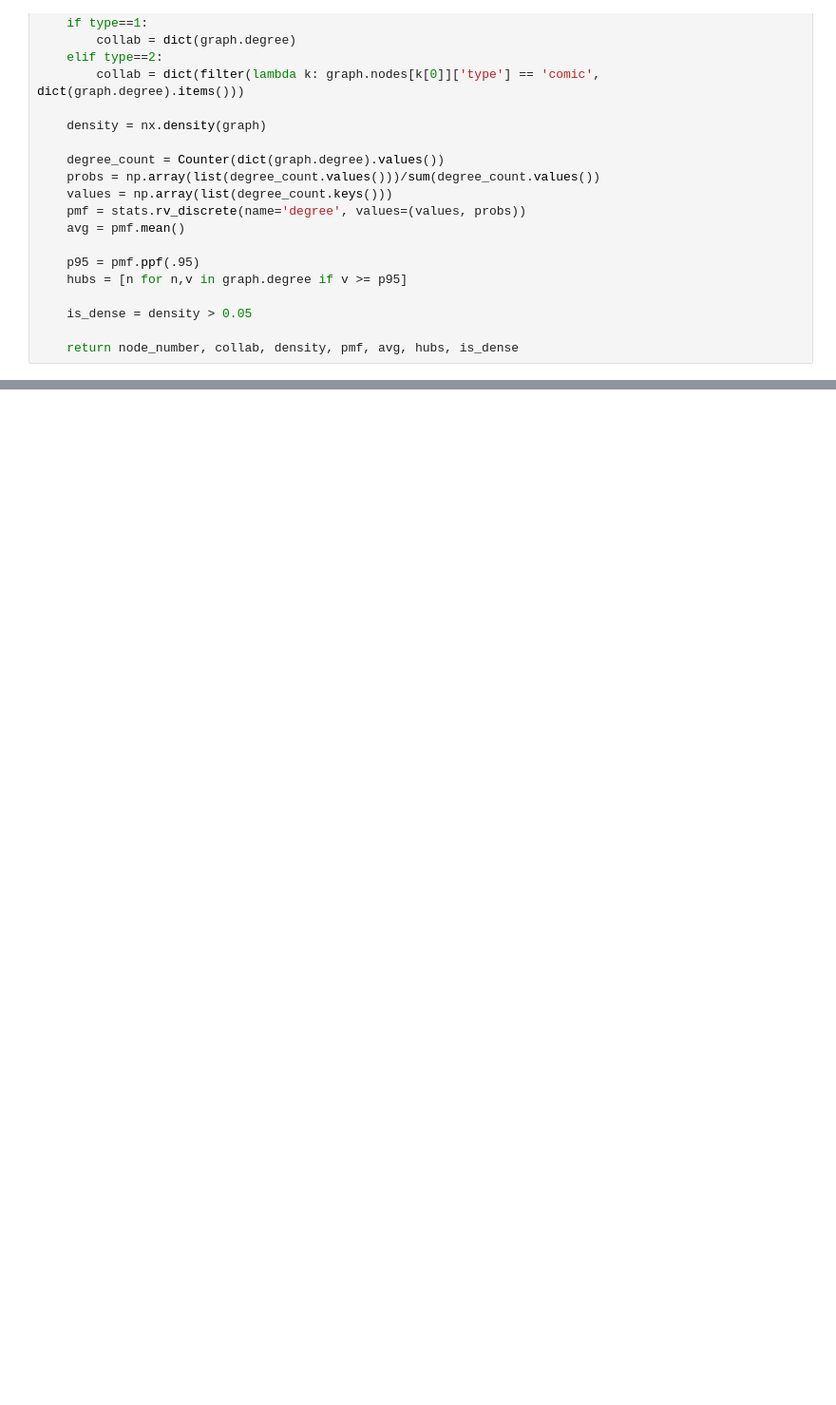
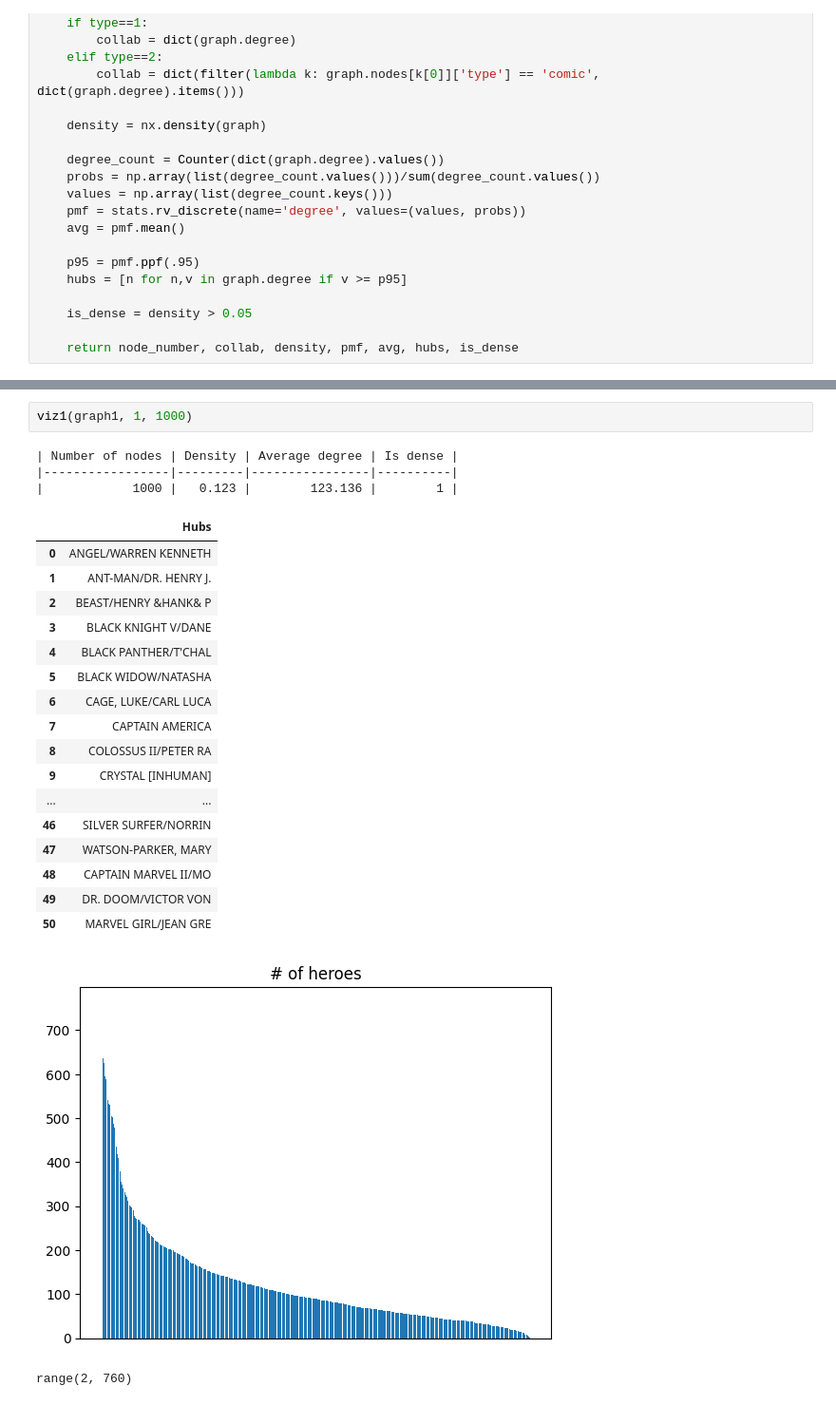
Before and after one commit to Engrima18/MarvelUniverseNetworks, a Jupyter notebook: mmiglia.ipynb, the cells around one changed output, grey strips where cells are left out. Shown at 95% size. Drawn from its saved outputs; the diff is of its cells as text; blank space fills up the shorter version.

```diff
--- a/mmiglia.ipynb
+++ b/mmiglia.ipynb
@@ -89,0 +65,25 @@ range(0, 1577)
+# %%
+viz1(graph1, 1, 1000)
+# %% [output]
+| Number of nodes | Density | Average degree | Is dense |
+|-----------------|---------|----------------|----------|
+|            1000 |   0.123 |        123.136 |        1 |
+|  | Hubs |
+| 0 | ANGEL/WARREN KENNETH |
+| 1 | ANT-MAN/DR. HENRY J. |
+| 2 | BEAST/HENRY &HANK& P |
+| 3 | BLACK KNIGHT V/DANE |
+| 4 | BLACK PANTHER/T'CHAL |
+| 5 | BLACK WIDOW/NATASHA |
+| 6 | CAGE, LUKE/CARL LUCA |
+| 7 | CAPTAIN AMERICA |
+| 8 | COLOSSUS II/PETER RA |
+| 9 | CRYSTAL [INHUMAN] |
+| ... | ... |
+| 46 | SILVER SURFER/NORRIN |
+| 47 | WATSON-PARKER, MARY |
+| 48 | CAPTAIN MARVEL II/MO |
+| 49 | DR. DOOM/VICTOR VON |
+| 50 | MARVEL GIRL/JEAN GRE |
+[figure, added]
+range(2, 760)
```
Also changed, not shown: parts of 6 cells of this notebook.
